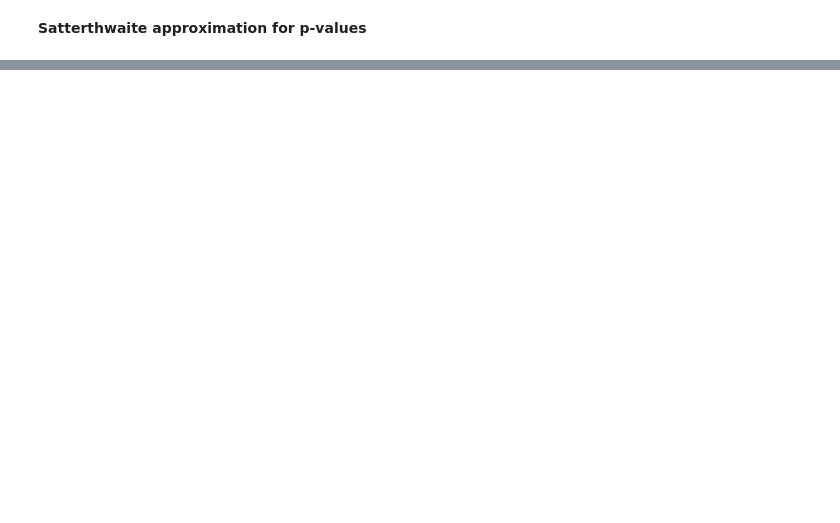
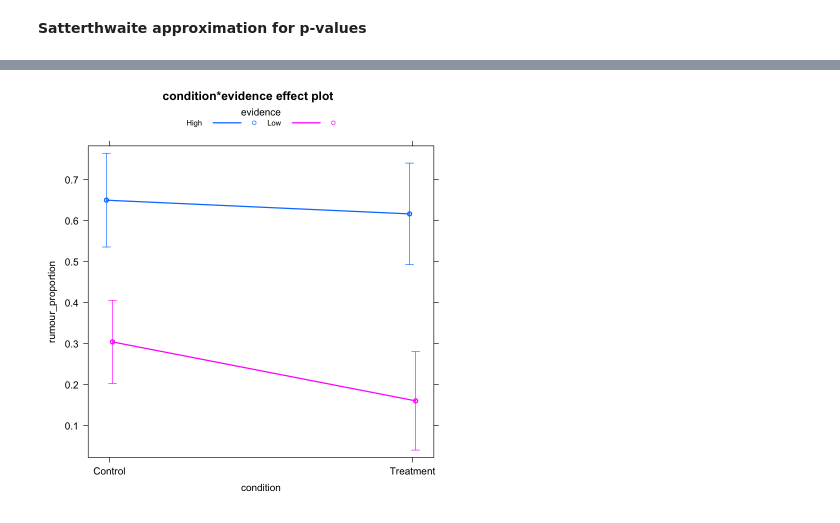
Before and after one commit to cameron-raymond/SDS-Thesis, a Jupyter notebook: notebooks/R_Notebooks/R-Confirmatory_Analysis.ipynb, the cells around one changed output, grey strips where cells are left out. Saved outputs shown, nothing was run; the diff lists cells and outputs as text; code cells hidden in the pictures; blank space fills up the shorter version.

```diff
--- a/notebooks/R_Notebooks/R-Confirmatory_Analysis.ipynb
+++ b/notebooks/R_Notebooks/R-Confirmatory_Analysis.ipynb
@@ -188,0 +177,5 @@ plot(allEffects(md.denies), multiline=TRUE, ci.style="bars")
+# %%
+library(effects)
+plot(allEffects(md.rumour_prop), multiline=TRUE, ci.style="bars")
+# %% [output]
+[figure, added]
```
Also changed, not shown: parts of 18 cells of this notebook, 6 other files.
